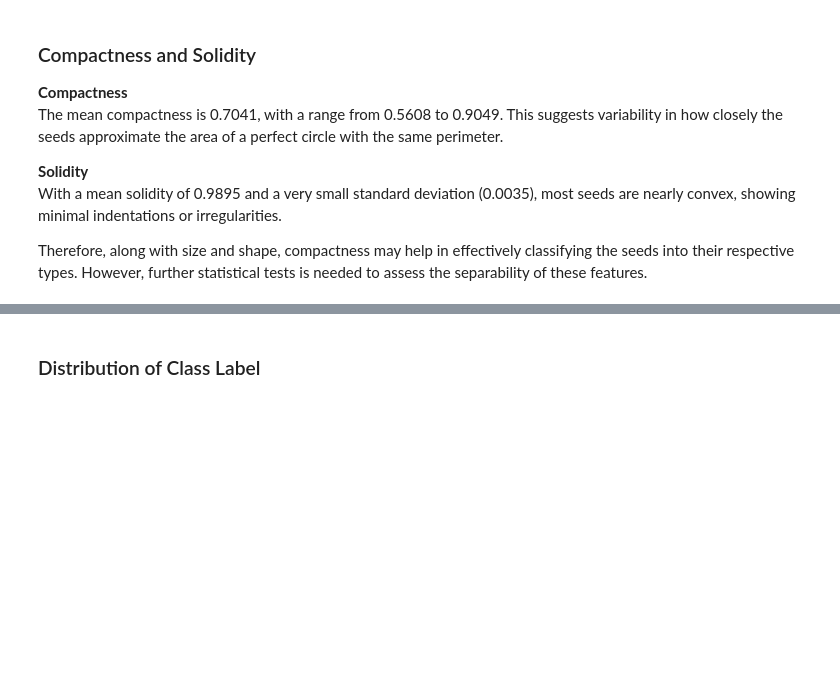
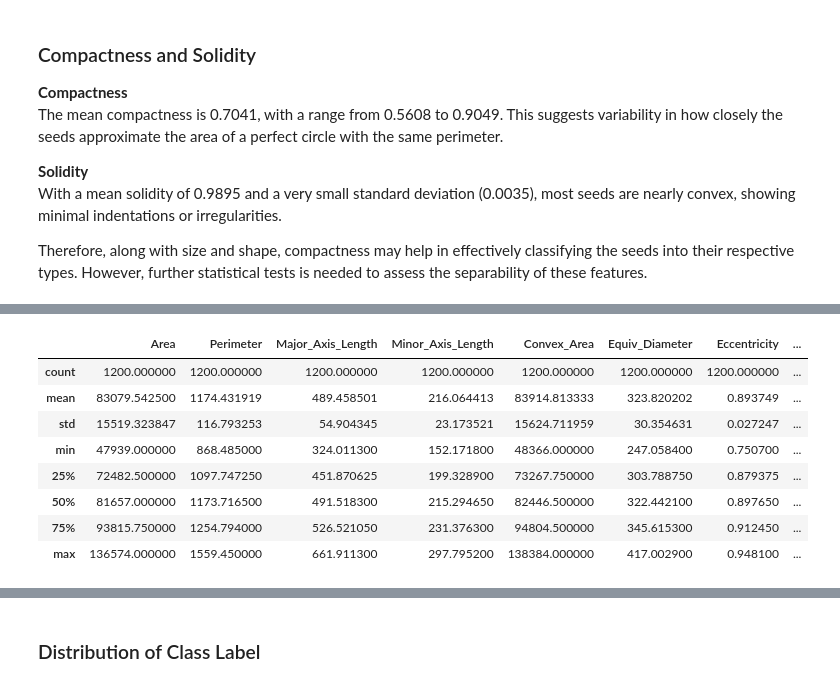
Before and after one commit to xLelouch03/STINTSY-MCO, a Jupyter notebook: main.ipynb, the cells around one changed output, grey strips where cells are left out. Saved outputs shown, nothing was run; the diff lists cells and outputs as text; code cells hidden in the pictures; blank space fills up the shorter version.

```diff
--- a/main.ipynb
+++ b/main.ipynb
@@ -192,0 +228,14 @@ Therefore, along with size and shape, compactness may help in effectively classi
+# %%
+class1 = data[data['Class'] == 1]
+
+class1.describe()
+# %% [output]
+|  | Area | Perimeter | Major_Axis_Length | Minor_Axis_Length | Convex_Area | Equiv_Diameter | Eccentricity | ... |
+| count | 1200.000000 | 1200.000000 | 1200.000000 | 1200.000000 | 1200.000000 | 1200.000000 | 1200.000000 | ... |
+| mean | 83079.542500 | 1174.431919 | 489.458501 | 216.064413 | 83914.813333 | 323.820202 | 0.893749 | ... |
+| std | 15519.323847 | 116.793253 | 54.904345 | 23.173521 | 15624.711959 | 30.354631 | 0.027247 | ... |
+| min | 47939.000000 | 868.485000 | 324.011300 | 152.171800 | 48366.000000 | 247.058400 | 0.750700 | ... |
+| 25% | 72482.500000 | 1097.747250 | 451.870625 | 199.328900 | 73267.750000 | 303.788750 | 0.879375 | ... |
+| 50% | 81657.000000 | 1173.716500 | 491.518300 | 215.294650 | 82446.500000 | 322.442100 | 0.897650 | ... |
+| 75% | 93815.750000 | 1254.794000 | 526.521050 | 231.376300 | 94804.500000 | 345.615300 | 0.912450 | ... |
+| max | 136574.000000 | 1559.450000 | 661.911300 | 297.795200 | 138384.000000 | 417.002900 | 0.948100 | ... |
```
Also changed, not shown: parts of 33 cells of this notebook.
